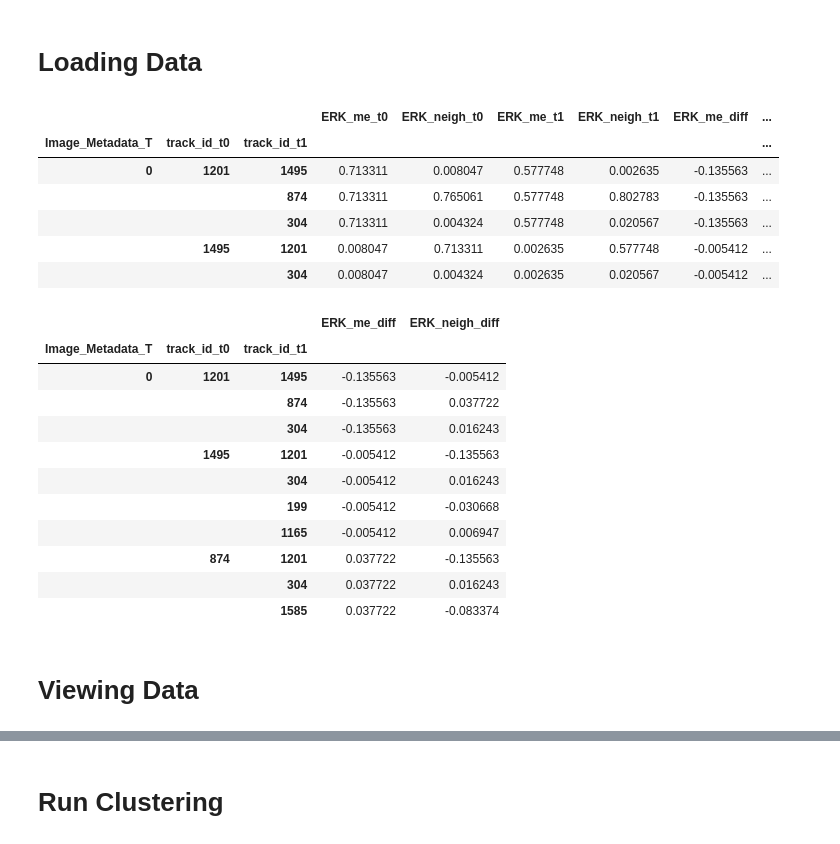
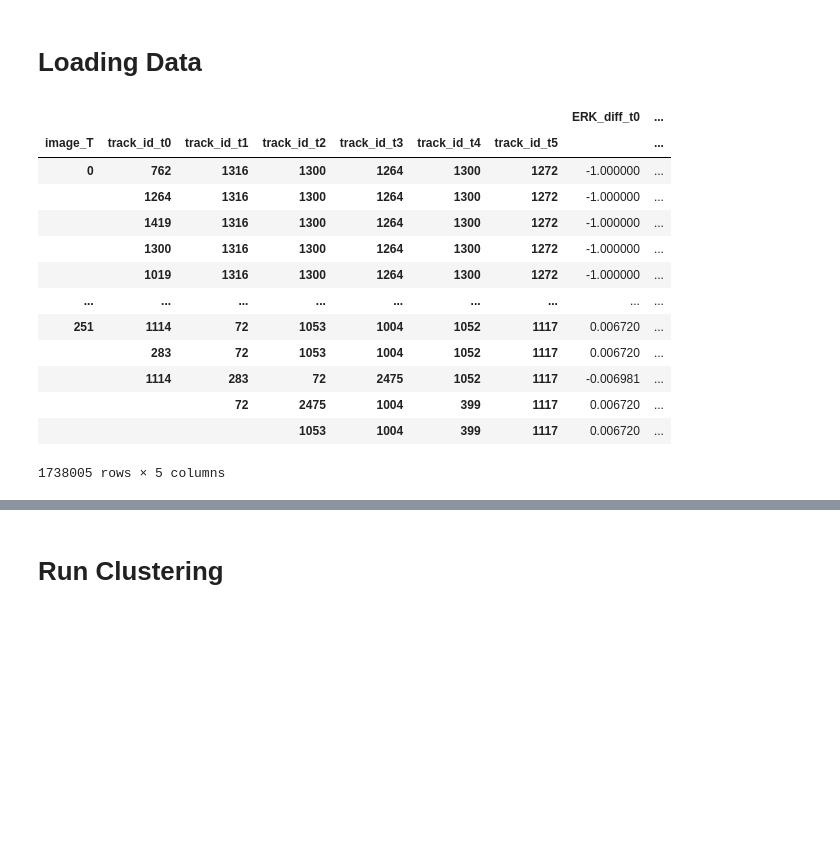
Before and after one commit to Karolcha100/Systems-Biology_project-2, a Jupyter notebook: TaskB/notebooks/04_clustering_data.ipynb, the cells around one changed output, grey strips where cells are left out. Cells and saved outputs as stored; diff of their text form; code cells hidden in the pictures; blank space fills up the shorter version.

```diff
--- a/TaskB/notebooks/04_clustering_data.ipynb
+++ b/TaskB/notebooks/04_clustering_data.ipynb
@@ -9,33 +9,23 @@ sys.path.append('..')
 # %% [markdown]
 # Loading Data
 # %%
-pd.read_csv(f"../data_in_processing/E1S1_graphs_flattened.csv", index_col=[0, 1, 2]).head()
+df_raw = pd.read_parquet(f"../data_in_processing/data_top5std.parquet")
+
+df_raw = df_raw.set_index(["image_T"] + [f"track_id_t{i}" for i in range(5+1)])
+
+df_raw
 # %% [output]
-|  |  |  | ERK_me_t0 | ERK_neigh_t0 | ERK_me_t1 | ERK_neigh_t1 | ERK_me_diff | ... |
-| Image_Metadata_T | track_id_t0 | track_id_t1 |  |  |  |  |  | ... |
-| 0 | 1201 | 1495 | 0.713311 | 0.008047 | 0.577748 | 0.002635 | -0.135563 | ... |
-|  |  | 874 | 0.713311 | 0.765061 | 0.577748 | 0.802783 | -0.135563 | ... |
-|  |  | 304 | 0.713311 | 0.004324 | 0.577748 | 0.020567 | -0.135563 | ... |
-|  | 1495 | 1201 | 0.008047 | 0.713311 | 0.002635 | 0.577748 | -0.005412 | ... |
-|  |  | 304 | 0.008047 | 0.004324 | 0.002635 | 0.020567 | -0.005412 | ... |
+|  |  |  |  |  |  |  | ERK_diff_t0 | ... |
+| image_T | track_id_t0 | track_id_t1 | track_id_t2 | track_id_t3 | track_id_t4 | track_id_t5 |  | ... |
+| 0 | 762 | 1316 | 1300 | 1264 | 1300 | 1272 | -1.000000 | ... |
+|  | 1264 | 1316 | 1300 | 1264 | 1300 | 1272 | -1.000000 | ... |
+|  | 1419 | 1316 | 1300 | 1264 | 1300 | 1272 | -1.000000 | ... |
+|  | 1300 | 1316 | 1300 | 1264 | 1300 | 1272 | -1.000000 | ... |
+|  | 1019 | 1316 | 1300 | 1264 | 1300 | 1272 | -1.000000 | ... |
+| ... | ... | ... | ... | ... | ... | ... | ... | ... |
+| 251 | 1114 | 72 | 1053 | 1004 | 1052 | 1117 | 0.006720 | ... |
+|  | 283 | 72 | 1053 | 1004 | 1052 | 1117 | 0.006720 | ... |
+|  | 1114 | 283 | 72 | 2475 | 1052 | 1117 | -0.006981 | ... |
+|  |  | 72 | 2475 | 1004 | 399 | 1117 | 0.006720 | ... |
+|  |  |  | 1053 | 1004 | 399 | 1117 | 0.006720 | ... |
+1738005 rows × 5 columns
-# %%
-df = pd.read_csv(f"../data_in_processing/E1S1_graphs_flattened.csv", index_col=[0, 1, 2])
-
-df = df["ERK_me_diff ERK_neigh_diff".split(" ")]
-
-df.head(10)
-# %% [output]
-|  |  |  | ERK_me_diff | ERK_neigh_diff |
-| Image_Metadata_T | track_id_t0 | track_id_t1 |  |  |
-| 0 | 1201 | 1495 | -0.135563 | -0.005412 |
-|  |  | 874 | -0.135563 | 0.037722 |
-|  |  | 304 | -0.135563 | 0.016243 |
-|  | 1495 | 1201 | -0.005412 | -0.135563 |
-|  |  | 304 | -0.005412 | 0.016243 |
-|  |  | 199 | -0.005412 | -0.030668 |
-|  |  | 1165 | -0.005412 | 0.006947 |
-|  | 874 | 1201 | 0.037722 | -0.135563 |
-|  |  | 304 | 0.037722 | 0.016243 |
-|  |  | 1585 | 0.037722 | -0.083374 |
-# %% [markdown]
-# Viewing Data
```
Also changed, not shown: parts of 32 cells of this notebook, 10 other files.
